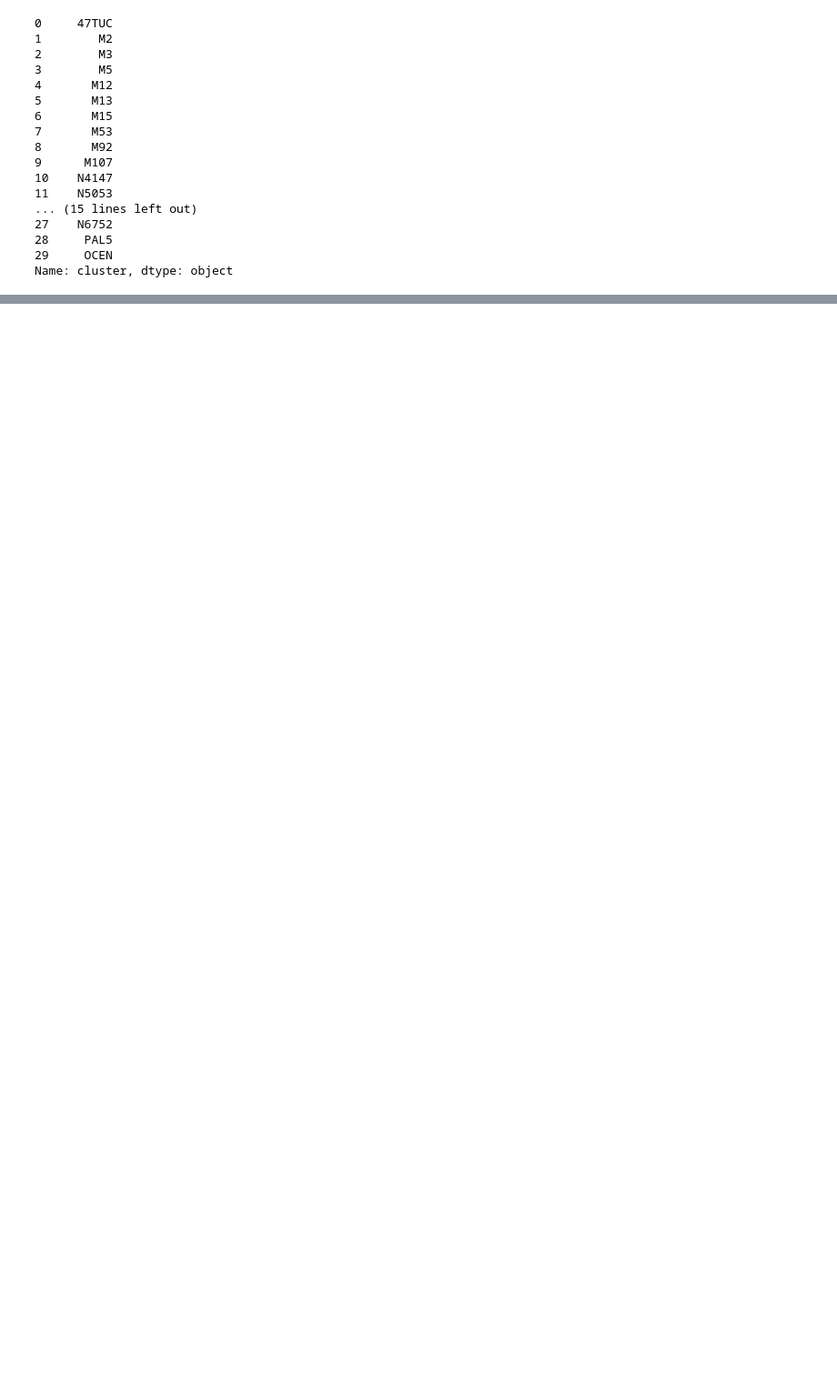
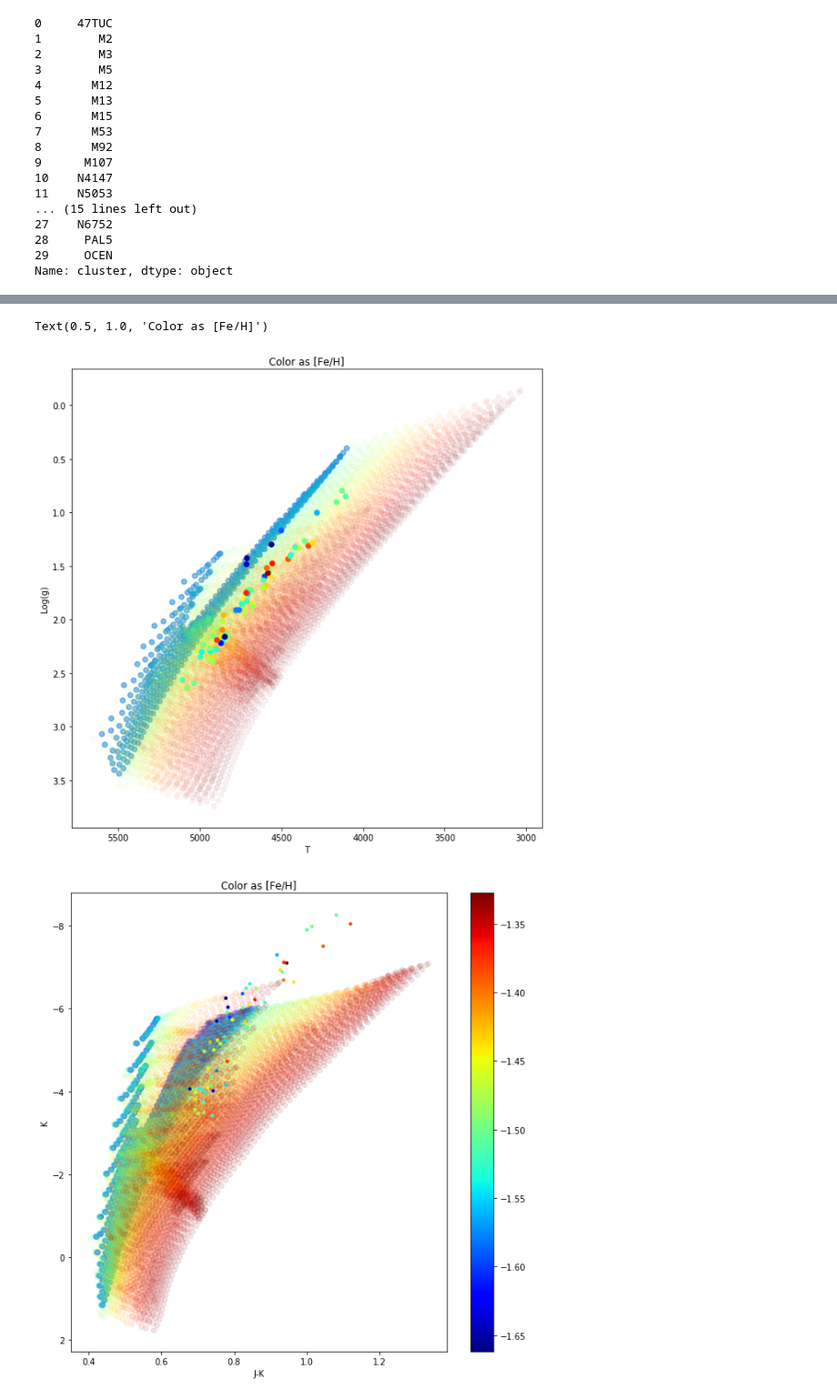
Before and after one commit to JoshuaPovick/Magellanic_Ages, a Jupyter notebook: globulars.ipynb, the cells around one changed output, grey strips where cells are left out. Shown at 91% size. Saved outputs shown, nothing was run; the diff lists cells and outputs as text; code cells hidden in the pictures; blank space fills up the shorter version.

```diff
--- a/globulars.ipynb
+++ b/globulars.ipynb
@@ -124,6 +124,14 @@ supp3 = pd.read_csv(filepath4,comment='#',names=['Name','[Fe/H]','Dist','Distupp
                                                  'log(Age)lowerr','Age(Gyr)','Age(Gyr)uperr','Age(Gyr)lowerr',\
                                                  'RelativeAge'],\
                     sep='\s+')
+
+#PARSEC
+filepath2 = '/Users/joshpovick/Desktop/Research/Magellanic_Ages/logisochrones.dat'
+logiso = ascii.read(filepath2, format='basic', delimiter='\s')
+logiso = Table(logiso)
+parsec = logiso
+
+rgb = np.where(parsec['label']==3)
 # %%
 hayes['cluster']
 # %% [output]
@@ -245,0 +280,25 @@ plt.show()
+# %%
+plt.figure(figsize=[10,10])
+plt.scatter(10**logiso[rgb]['logTe'],logiso[rgb]['logg'],c=np.log10(logiso['Zini'][rgb]/0.02),cmap='jet',\
+            alpha=0.05)
+plt.scatter(cln_gcs[M10]['TEFF'],cln_gcs[M10]['LOGG'],c=cln_gcs['FE_H'][M10],cmap='jet')
+plt.gca().invert_yaxis()
+plt.gca().invert_xaxis()
+plt.xlabel('T')
+plt.ylabel('Log(g)')
+plt.title('Color as [Fe/H]')
+
+plt.figure(figsize=[10,10])
+plt.scatter(logiso[rgb]['Jmag']-logiso[rgb]['Ksmag'],logiso[rgb]['Ksmag'],c=np.log10(logiso['Zini'][rgb]/0.02),cmap='jet',alpha=0.1)
+plt.scatter(cln_gcs['J'][M10]-cln_gcs['K'][M10],cln_absK[M10],c=cln_gcs['FE_H'][M10],cmap='jet',s=10)
+plt.colorbar()
+plt.gca().invert_yaxis()
+plt.ylabel('K')
+plt.xlabel('J-K')
+# plt.xlabel('T')
+# plt.ylabel('Log(g)')
+plt.title('Color as [Fe/H]')
+# %% [output]
+Text(0.5, 1.0, 'Color as [Fe/H]')
+[figure, added]
+[figure, added]
```
Also changed, not shown: parts of 14 cells of this notebook, 7 other files.
